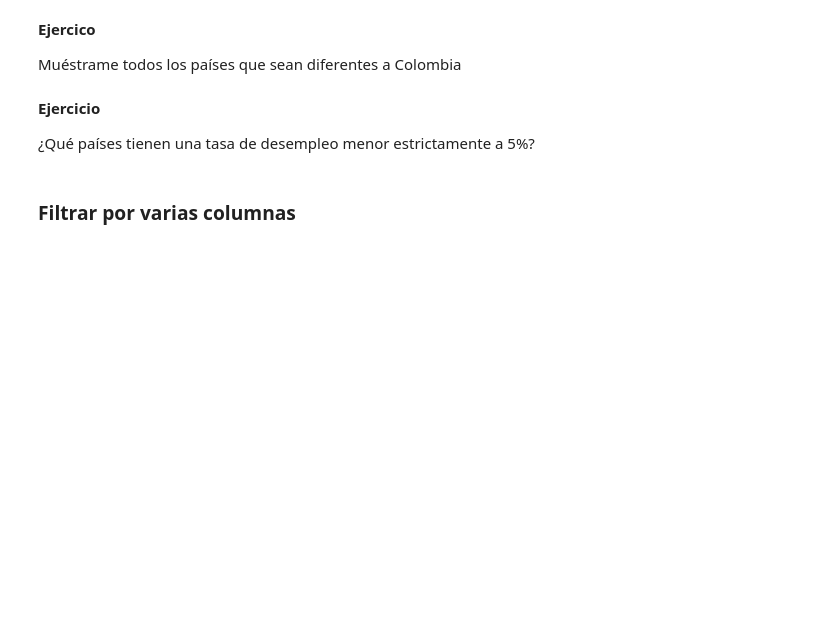
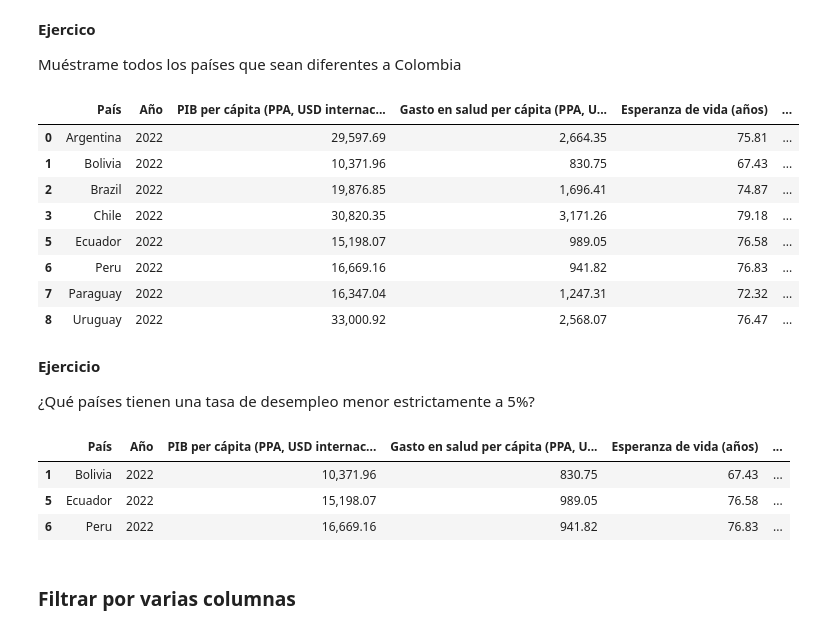
Before and after one commit to ferneyreina19/2025-segundo-semestre-ia-economia, a Jupyter notebook: clases/3_Analisis_y_visualizacion_datos/4_Manipulacion_y_Transformacion_de_Datos.ipynb, the cells around one changed output. Saved outputs shown, nothing was run; the diff lists cells and outputs as text; code cells hidden in the pictures; blank space fills up the shorter version.

```diff
--- a/clases/3_Analisis_y_visualizacion_datos/4_Manipulacion_y_Transformacion_de_Datos.ipynb
+++ b/clases/3_Analisis_y_visualizacion_datos/4_Manipulacion_y_Transformacion_de_Datos.ipynb
@@ -193,10 +309,29 @@ df_2022[df_2022['País']=="Colombia"]
 **Ejercico**
 
 Muéstrame todos los países que sean diferentes a Colombia
+# %%
+df_2022[df_2022['País']!="Colombia"]
+# %% [output]
+|  | País | Año | PIB per cápita (PPA, USD internac... | Gasto en salud per cápita (PPA, U... | Esperanza de vida (años) | ... |
+| 0 | Argentina | 2022 | 29,597.69 | 2,664.35 | 75.81 | ... |
+| 1 | Bolivia | 2022 | 10,371.96 | 830.75 | 67.43 | ... |
+| 2 | Brazil | 2022 | 19,876.85 | 1,696.41 | 74.87 | ... |
+| 3 | Chile | 2022 | 30,820.35 | 3,171.26 | 79.18 | ... |
+| 5 | Ecuador | 2022 | 15,198.07 | 989.05 | 76.58 | ... |
+| 6 | Peru | 2022 | 16,669.16 | 941.82 | 76.83 | ... |
+| 7 | Paraguay | 2022 | 16,347.04 | 1,247.31 | 72.32 | ... |
+| 8 | Uruguay | 2022 | 33,000.92 | 2,568.07 | 76.47 | ... |
 # %% [markdown]
 **Ejercicio**
 
 ¿Qué países tienen una tasa de desempleo menor estrictamente a 5%?
+# %%
+df_2022[df_2022['Tasa de desempleo (%)']< 5]
+# %% [output]
+|  | País | Año | PIB per cápita (PPA, USD internac... | Gasto en salud per cápita (PPA, U... | Esperanza de vida (años) | ... |
+| 1 | Bolivia | 2022 | 10,371.96 | 830.75 | 67.43 | ... |
+| 5 | Ecuador | 2022 | 15,198.07 | 989.05 | 76.58 | ... |
+| 6 | Peru | 2022 | 16,669.16 | 941.82 | 76.83 | ... |
 # %% [markdown]
 ### Filtrar por varias columnas
 # %% [markdown]
```
Also changed, not shown: parts of 52 cells of this notebook.
